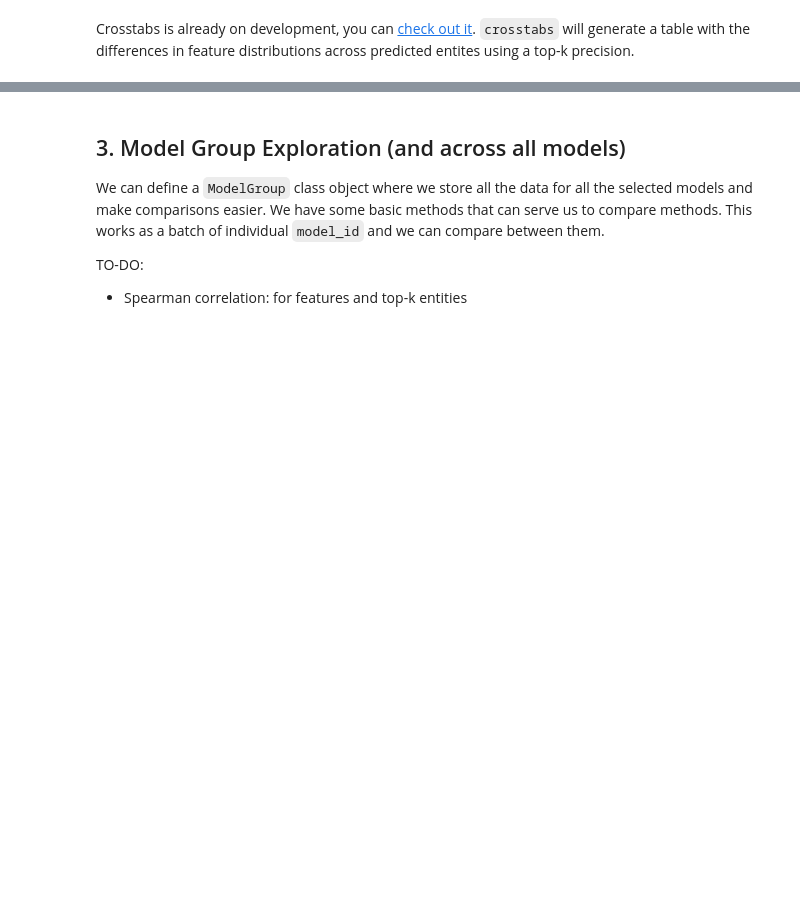
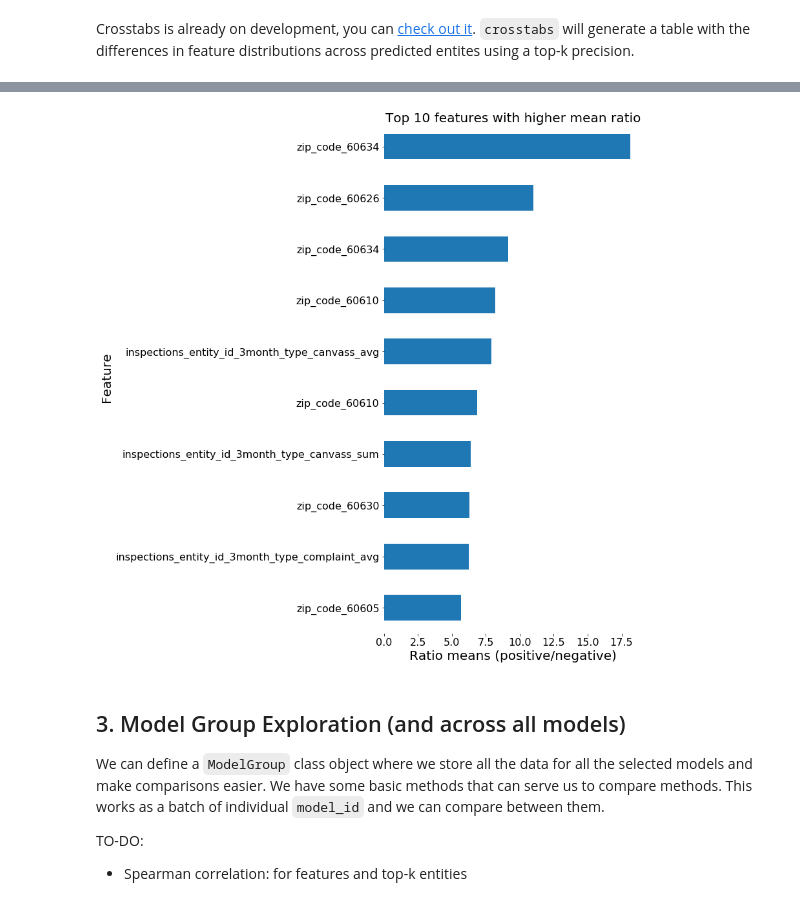
Before and after one commit to dssg/triage, a Jupyter notebook: src/triage/component/postmodeling/contrast/postmodeling_tutorial.ipynb, the cells around one changed output, grey strips where cells are left out. Saved outputs shown, nothing was run; the diff lists cells and outputs as text; code cells hidden in the pictures; blank space fills up the shorter version.

```diff
--- a/src/triage/component/postmodeling/contrast/postmodeling_tutorial.ipynb
+++ b/src/triage/component/postmodeling/contrast/postmodeling_tutorial.ipynb
@@ -212,3 +195,8 @@ a_sorted
+# %%
+l_t[0].crosstabs_ratio_plot(n_features=params.n_features_plots,
+                            figsize=params.figsize)
+# %% [output]
+[figure, added]
 # %% [markdown]
 ## 3. Model Group Exploration (and across all models)
 
```
Also changed, not shown: parts of 5 cells of this notebook, 1 other file.
